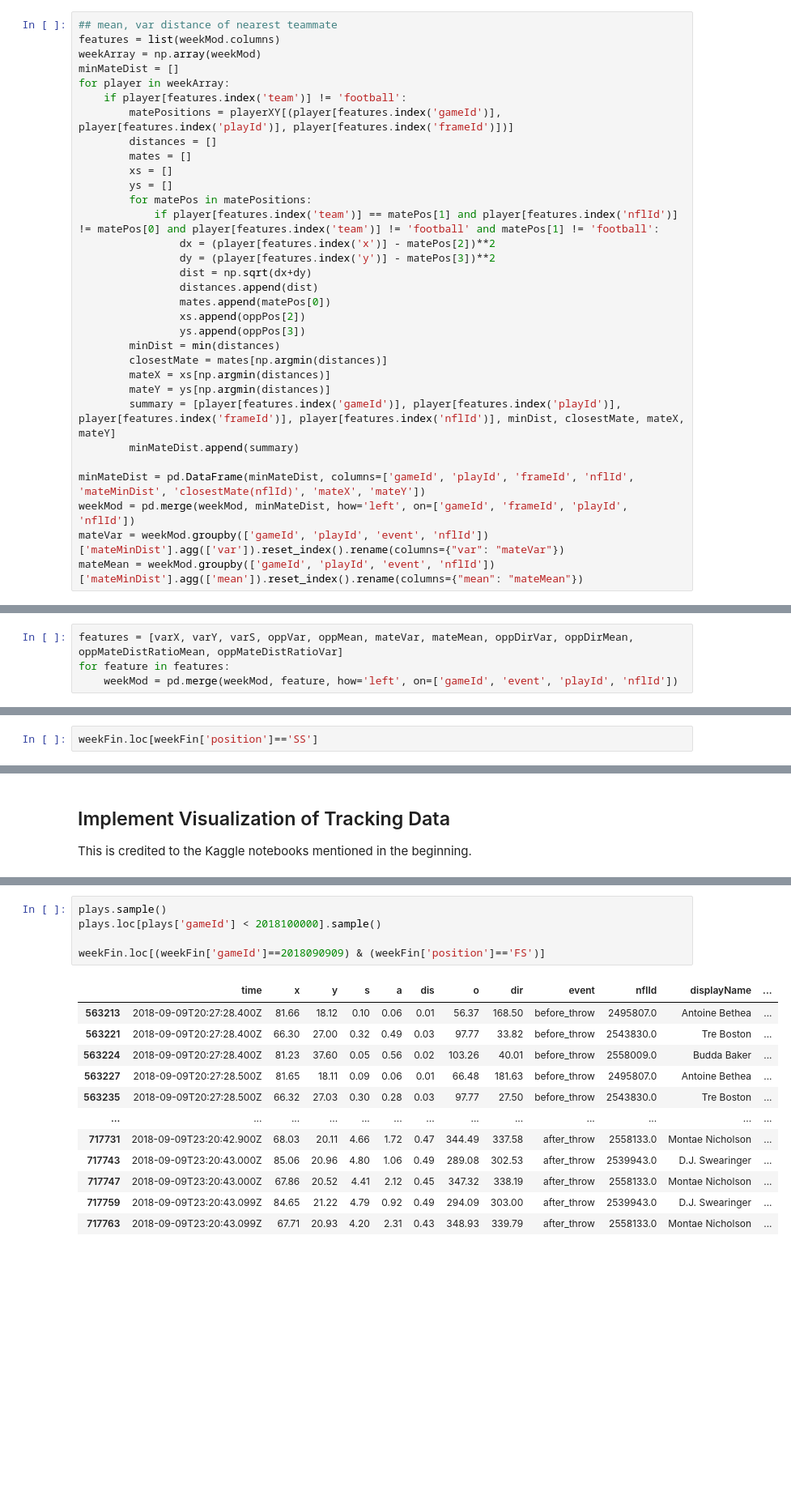
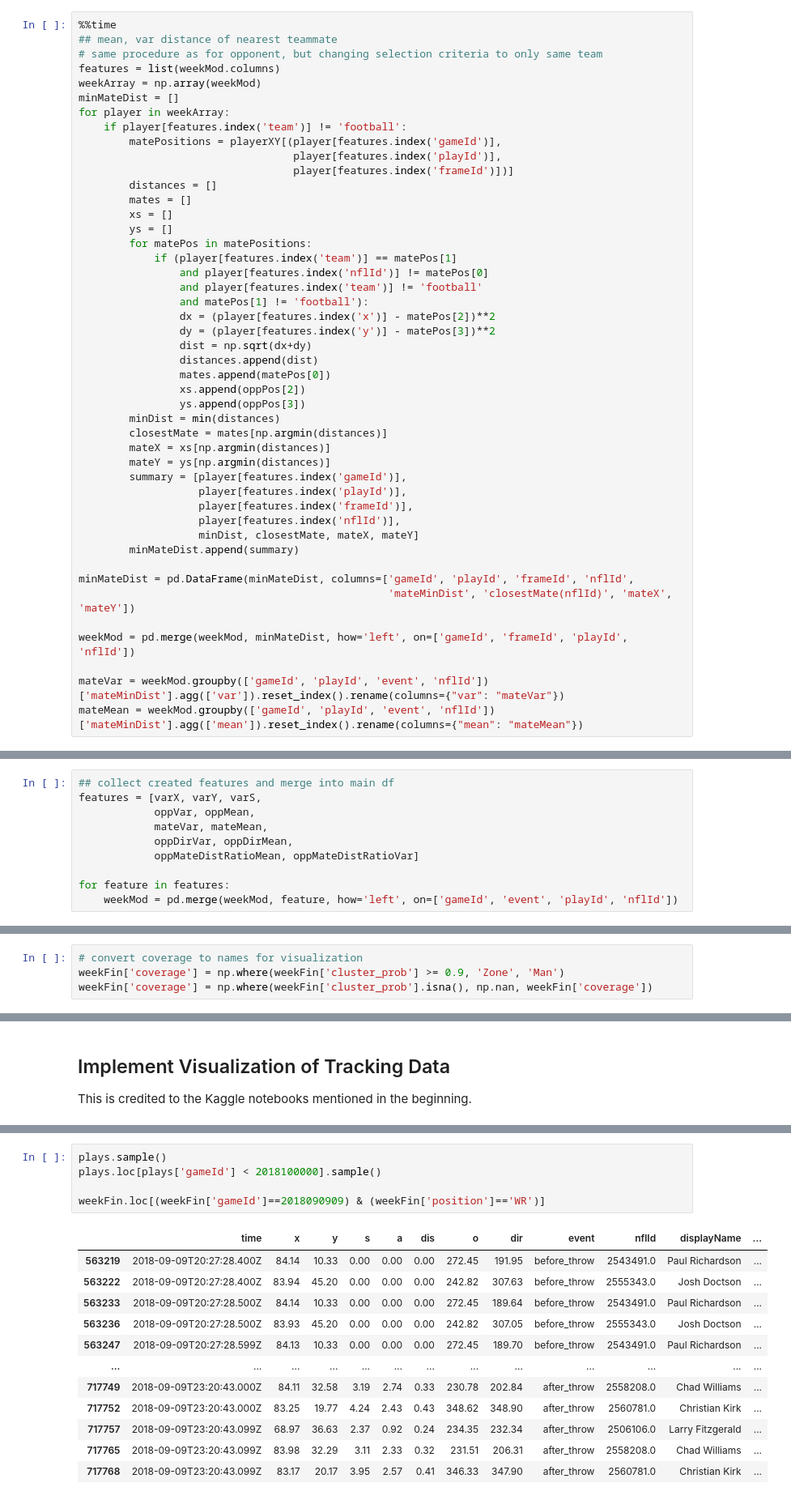
Before and after one commit to taarakshah/nfl-tendency, a Jupyter notebook: 3_Tracking-Data-Setup.ipynb, the cells around one changed output, grey strips where cells are left out. Shown: that part at 81% size. Drawn from its saved outputs; the diff is of its cells as text; blank space fills up the shorter version.

Commit message:
Updates to tracking. Only left with WRs

```diff
--- a/3_Tracking-Data-Setup.ipynb
+++ b/3_Tracking-Data-Setup.ipynb
@@ -187,17 +225,24 @@ oppMean = weekMod.groupby(['gameId', 'playId', 'event', 'nflId'])['oppMinDist'].
 # %%
+%%time
 ## mean, var distance of nearest teammate
+# same procedure as for opponent, but changing selection criteria to only same team
 features = list(weekMod.columns)
 weekArray = np.array(weekMod)
 minMateDist = []
 for player in weekArray:
     if player[features.index('team')] != 'football':
-        matePositions = playerXY[(player[features.index('gameId')], player[features.index('playId')], player[features.index('frameId')])]
+        matePositions = playerXY[(player[features.index('gameId')],
+                                  player[features.index('playId')],
+                                  player[features.index('frameId')])]
         distances = []
         mates = []
         xs = []
         ys = []
         for matePos in matePositions:
-            if player[features.index('team')] == matePos[1] and player[features.index('nflId')] != matePos[0] and player[features.index('team')] != 'football' and matePos[1] != 'football':
+            if (player[features.index('team')] == matePos[1]
+                and player[features.index('nflId')] != matePos[0]
+                and player[features.index('team')] != 'football'
+                and matePos[1] != 'football'):
                 dx = (player[features.index('x')] - matePos[2])**2
                 dy = (player[features.index('y')] - matePos[3])**2
                 dist = np.sqrt(dx+dy)
@@ -209,10 +254,17 @@ for player in weekArray:
         closestMate = mates[np.argmin(distances)]
         mateX = xs[np.argmin(distances)]
         mateY = ys[np.argmin(distances)]
-        summary = [player[features.index('gameId')], player[features.index('playId')], player[features.index('frameId')], player[features.index('nflId')], minDist, closestMate, mateX, mateY]
+        summary = [player[features.index('gameId')],
+                   player[features.index('playId')],
+                   player[features.index('frameId')],
+                   player[features.index('nflId')],
+                   minDist, closestMate, mateX, mateY]
         minMateDist.append(summary)
 
-minMateDist = pd.DataFrame(minMateDist, columns=['gameId', 'playId', 'frameId', 'nflId', 'mateMinDist', 'closestMate(nflId)', 'mateX', 'mateY'])
+minMateDist = pd.DataFrame(minMateDist, columns=['gameId', 'playId', 'frameId', 'nflId',
+                                                 'mateMinDist', 'closestMate(nflId)', 'mateX', 'mateY'])
+
 weekMod = pd.merge(weekMod, minMateDist, how='left', on=['gameId', 'frameId', 'playId', 'nflId'])
+
 mateVar = weekMod.groupby(['gameId', 'playId', 'event', 'nflId'])['mateMinDist'].agg(['var']).reset_index().rename(columns={"var": "mateVar"})
 mateMean = weekMod.groupby(['gameId', 'playId', 'event', 'nflId'])['mateMinDist'].agg(['mean']).reset_index().rename(columns={"mean": "mateMean"})
@@ -235,5 +290,11 @@ oppMateDistRatioVar = weekMod.groupby(['gameId', 'playId', 'event', 'nflId'])['o
 # %%
-features = [varX, varY, varS, oppVar, oppMean, mateVar, mateMean, oppDirVar, oppDirMean, oppMateDistRatioMean, oppMateDistRatioVar]
+## collect created features and merge into main df
+features = [varX, varY, varS,
+            oppVar, oppMean,
+            mateVar, mateMean,
+            oppDirVar, oppDirMean,
+            oppMateDistRatioMean, oppMateDistRatioVar]
+
 for feature in features:
     weekMod = pd.merge(weekMod, feature, how='left', on=['gameId', 'event', 'playId', 'nflId'])
 # %%
@@ -262,4 +322,6 @@ X['cluster'] = pred
 X['cluster_prob'] = prob[:,0]
 weekFin = weekMod.join(X[['cluster', 'cluster_prob']])
 # %%
-weekFin.loc[weekFin['position']=='SS']
+# convert coverage to names for visualization
+weekFin['coverage'] = np.where(weekFin['cluster_prob'] >= 0.9, 'Zone', 'Man')
+weekFin['coverage'] = np.where(weekFin['cluster_prob'].isna(), np.nan, weekFin['coverage'])
@@ -503,18 +573,18 @@ def animate_player_movement(weekData, playId, gameId):
 # %%
 plays.sample()
 plays.loc[plays['gameId'] < 2018100000].sample()
 
-weekFin.loc[(weekFin['gameId']==2018090909) & (weekFin['position']=='FS')]
+weekFin.loc[(weekFin['gameId']==2018090909) & (weekFin['position']=='WR')]
 # %% [output]
 |  | time | x | y | s | a | dis | o | dir | event | nflId | displayName | ... |
-| 563213 | 2018-09-09T20:27:28.400Z | 81.66 | 18.12 | 0.10 | 0.06 | 0.01 | 56.37 | 168.50 | before_throw | 2495807.0 | Antoine Bethea | ... |
-| 563221 | 2018-09-09T20:27:28.400Z | 66.30 | 27.00 | 0.32 | 0.49 | 0.03 | 97.77 | 33.82 | before_throw | 2543830.0 | Tre Boston | ... |
-| 563224 | 2018-09-09T20:27:28.400Z | 81.23 | 37.60 | 0.05 | 0.56 | 0.02 | 103.26 | 40.01 | before_throw | 2558009.0 | Budda Baker | ... |
-| 563227 | 2018-09-09T20:27:28.500Z | 81.65 | 18.11 | 0.09 | 0.06 | 0.01 | 66.48 | 181.63 | before_throw | 2495807.0 | Antoine Bethea | ... |
-| 563235 | 2018-09-09T20:27:28.500Z | 66.32 | 27.03 | 0.30 | 0.28 | 0.03 | 97.77 | 27.50 | before_throw | 2543830.0 | Tre Boston | ... |
+| 563219 | 2018-09-09T20:27:28.400Z | 84.14 | 10.33 | 0.00 | 0.00 | 0.00 | 272.45 | 191.95 | before_throw | 2543491.0 | Paul Richardson | ... |
+| 563222 | 2018-09-09T20:27:28.400Z | 83.94 | 45.20 | 0.00 | 0.00 | 0.00 | 242.82 | 307.63 | before_throw | 2555343.0 | Josh Doctson | ... |
+| 563233 | 2018-09-09T20:27:28.500Z | 84.14 | 10.33 | 0.00 | 0.00 | 0.00 | 272.45 | 189.64 | before_throw | 2543491.0 | Paul Richardson | ... |
+| 563236 | 2018-09-09T20:27:28.500Z | 83.93 | 45.20 | 0.00 | 0.00 | 0.00 | 242.82 | 307.05 | before_throw | 2555343.0 | Josh Doctson | ... |
+| 563247 | 2018-09-09T20:27:28.599Z | 84.13 | 10.33 | 0.00 | 0.00 | 0.00 | 272.45 | 189.70 | before_throw | 2543491.0 | Paul Richardson | ... |
 | ... | ... | ... | ... | ... | ... | ... | ... | ... | ... | ... | ... | ... |
-| 717731 | 2018-09-09T23:20:42.900Z | 68.03 | 20.11 | 4.66 | 1.72 | 0.47 | 344.49 | 337.58 | after_throw | 2558133.0 | Montae Nicholson | ... |
-| 717743 | 2018-09-09T23:20:43.000Z | 85.06 | 20.96 | 4.80 | 1.06 | 0.49 | 289.08 | 302.53 | after_throw | 2539943.0 | D.J. Swearinger | ... |
-| 717747 | 2018-09-09T23:20:43.000Z | 67.86 | 20.52 | 4.41 | 2.12 | 0.45 | 347.32 | 338.19 | after_throw | 2558133.0 | Montae Nicholson | ... |
-| 717759 | 2018-09-09T23:20:43.099Z | 84.65 | 21.22 | 4.79 | 0.92 | 0.49 | 294.09 | 303.00 | after_throw | 2539943.0 | D.J. Swearinger | ... |
-| 717763 | 2018-09-09T23:20:43.099Z | 67.71 | 20.93 | 4.20 | 2.31 | 0.43 | 348.93 | 339.79 | after_throw | 2558133.0 | Montae Nicholson | ... |
+| 717749 | 2018-09-09T23:20:43.000Z | 84.11 | 32.58 | 3.19 | 2.74 | 0.33 | 230.78 | 202.84 | after_throw | 2558208.0 | Chad Williams | ... |
+| 717752 | 2018-09-09T23:20:43.000Z | 83.25 | 19.77 | 4.24 | 2.43 | 0.43 | 348.62 | 348.90 | after_throw | 2560781.0 | Christian Kirk | ... |
+| 717757 | 2018-09-09T23:20:43.099Z | 68.97 | 36.63 | 2.37 | 0.92 | 0.24 | 234.35 | 232.34 | after_throw | 2506106.0 | Larry Fitzgerald | ... |
+| 717765 | 2018-09-09T23:20:43.099Z | 83.98 | 32.29 | 3.11 | 2.33 | 0.32 | 231.51 | 206.31 | after_throw | 2558208.0 | Chad Williams | ... |
+| 717768 | 2018-09-09T23:20:43.099Z | 83.17 | 20.17 | 3.95 | 2.57 | 0.41 | 346.33 | 347.90 | after_throw | 2560781.0 | Christian Kirk | ... |
```
Also changed, not shown: parts of 14 cells of this notebook, 4 other files.
